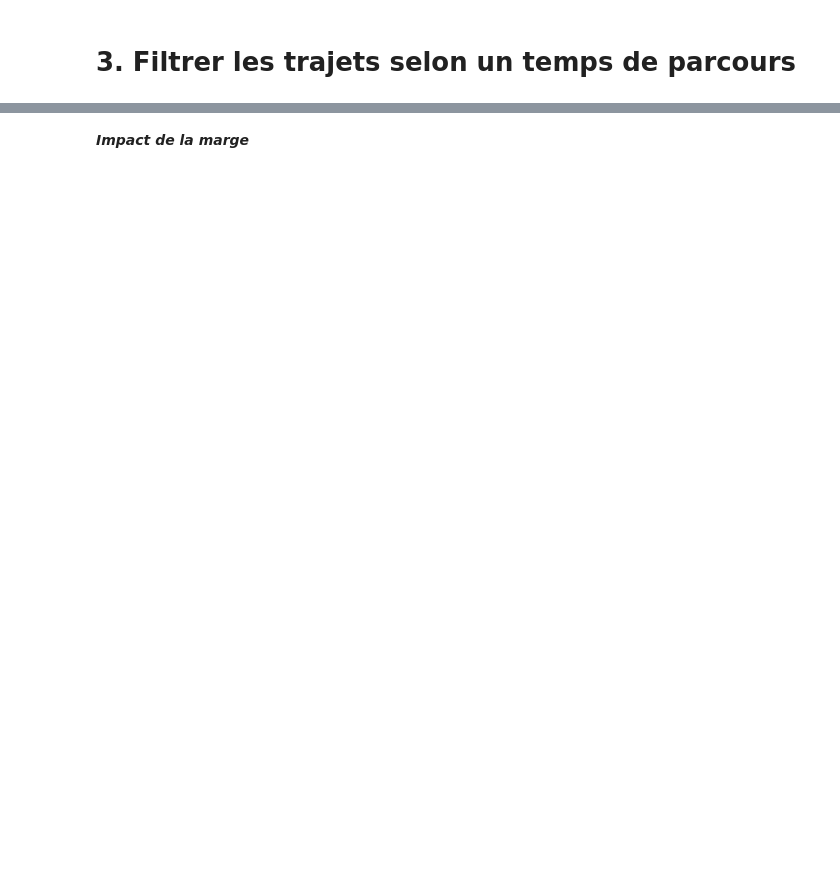
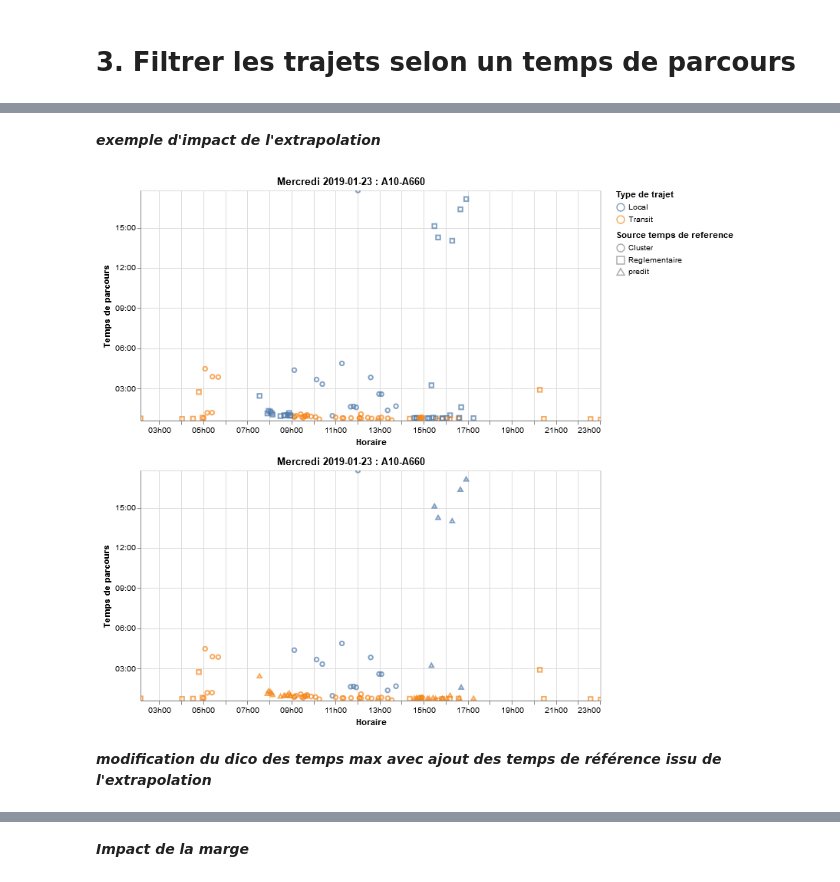
Before and after one commit to nantodevison/lapi, a Jupyter notebook: Carto_Lapi/Analyse/Donnees_postraitees.ipynb, the cells around one changed output, grey strips where cells are left out. Cells and saved outputs as stored; diff of their text form; code cells hidden in the pictures; blank space fills up the shorter version.

```diff
--- a/Carto_Lapi/Analyse/Donnees_postraitees.ipynb
+++ b/Carto_Lapi/Analyse/Donnees_postraitees.ipynb
@@ -134,0 +147,10 @@ Wall time: 2.73 s
+# %%
+%%time
+liste_od_ok=['A660-A62','A62-A63','A63-A62','A62-A10','A660-N10', 'A660-A10','N10-A63','A62-N10']
+df_transit_extrapole=df_transit_marge0_ss_extrapolation.copy()
+for od in [x for x in  df_transit_marge0_ss_extrapolation.o_d.unique().tolist() if x not in liste_od_ok ] :
+    for date in set([a[0].strftime('%Y-%m-%d') for a in t.creer_liste_date('2019-01-23',22)]):
+            try :
+                 df_transit_extrapole=t.predire_type_trajet(df_transit_extrapole, od,date,600,35)
+            except ValueError :
+                continue
@@ -134,0 +159,9 @@ Wall time: 2.73 s
+# %% [markdown]
+***exemple d'impact de l'extrapolation***
+# %%
+alt.vconcat(g.graph_transit_filtre_multiple(dico_df_transit['df_transit_marge0'],'2019-01-23 00:00:00', '2019-01-23 23:59:59','A10-A660', 1),
+g.graph_transit_filtre_multiple(df_transit_extrapole,'2019-01-23 00:00:00', '2019-01-23 23:59:59','A10-A660', 1))
+# %% [output]
+[figure, added]
+# %% [markdown]
+***modification du dico des temps max avec ajout des temps de référence issu de l'extrapolation***
```
Also changed, not shown: parts of 58 cells of this notebook, 1 other file.
